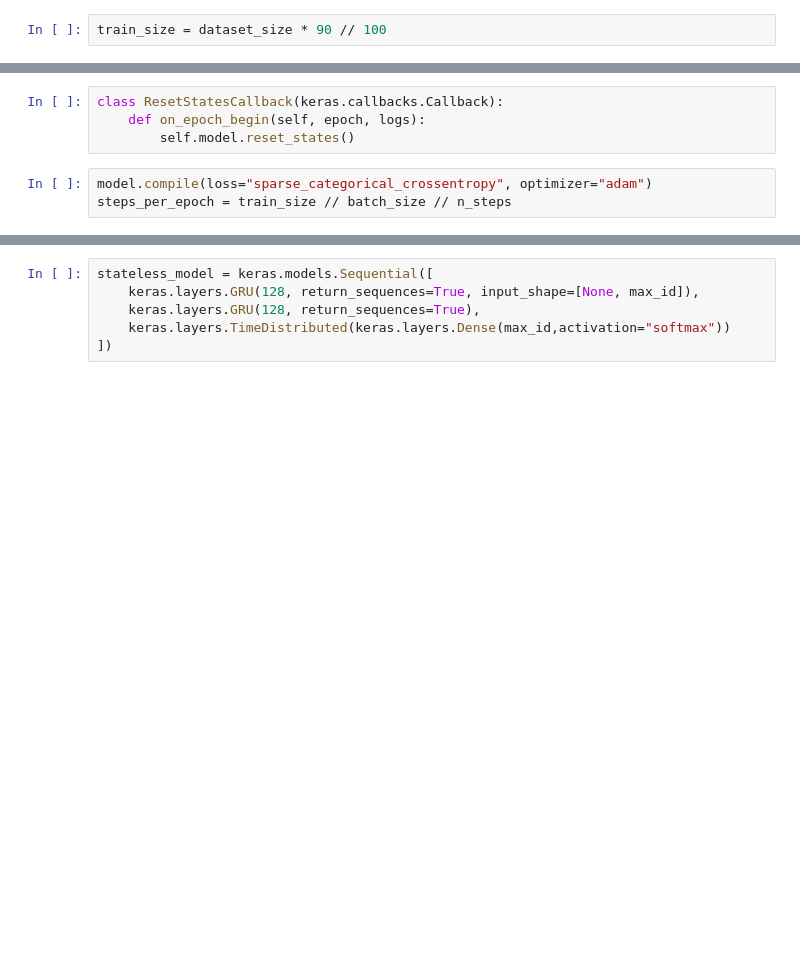
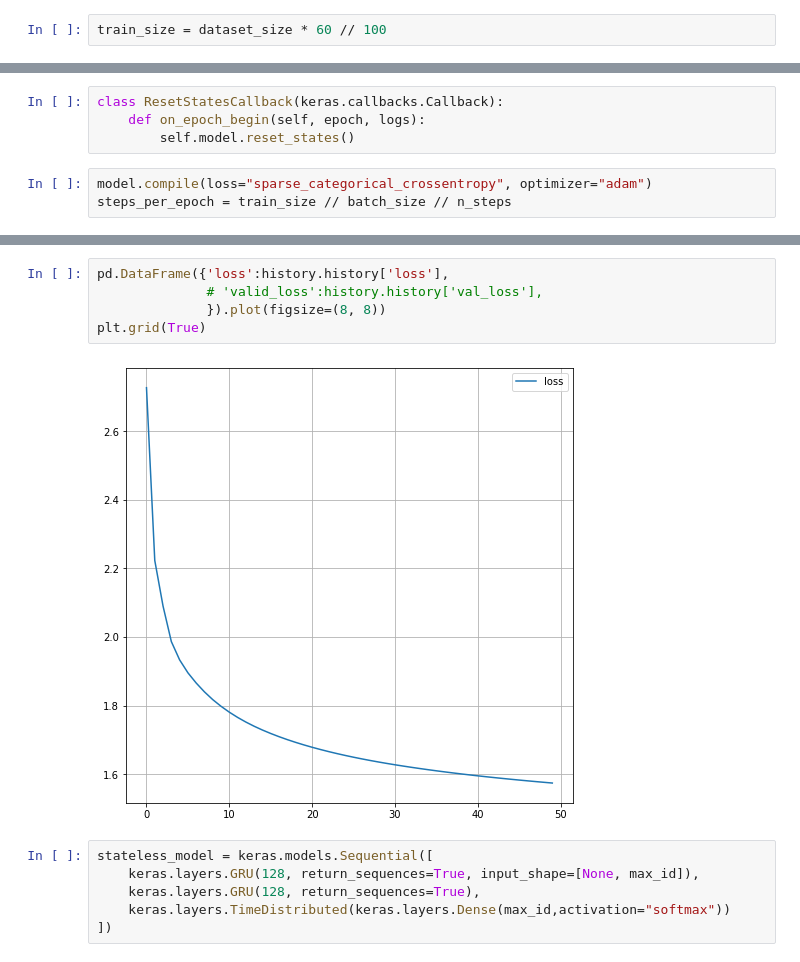
Before and after one commit to aaBadri/persian-poetry-creator, a Jupyter notebook: char-RNN.ipynb, the cells around one changed output, grey strips where cells are left out. Cells and saved outputs as stored; diff of their text form; blank space fills up the shorter version.

Commit message:
Add loss graph and Reduce data size

```diff
--- a/char-RNN.ipynb
+++ b/char-RNN.ipynb
@@ -55,7 +57,7 @@ max_id,dataset_size
 # %%
 [encoded] = np.array(tokenizer.texts_to_sequences([corpus])) - 1
 # %%
-train_size = dataset_size * 90 // 100
+train_size = dataset_size * 60 // 100
 # %%
 n_steps = 100
 window_length = n_steps + 1 # target = input shifted 1 character ahead
@@ -148,3 +150,10 @@ Epoch 50/50
+# %%
+pd.DataFrame({'loss':history.history['loss'],
+              # 'valid_loss':history.history['val_loss'],
+              }).plot(figsize=(8, 8))
+plt.grid(True)
+# %% [output]
+[figure, added]
 # %%
 stateless_model = keras.models.Sequential([
     keras.layers.GRU(128, return_sequences=True, input_shape=[None, max_id]),
```
Also changed, not shown: parts of 5 cells of this notebook.
